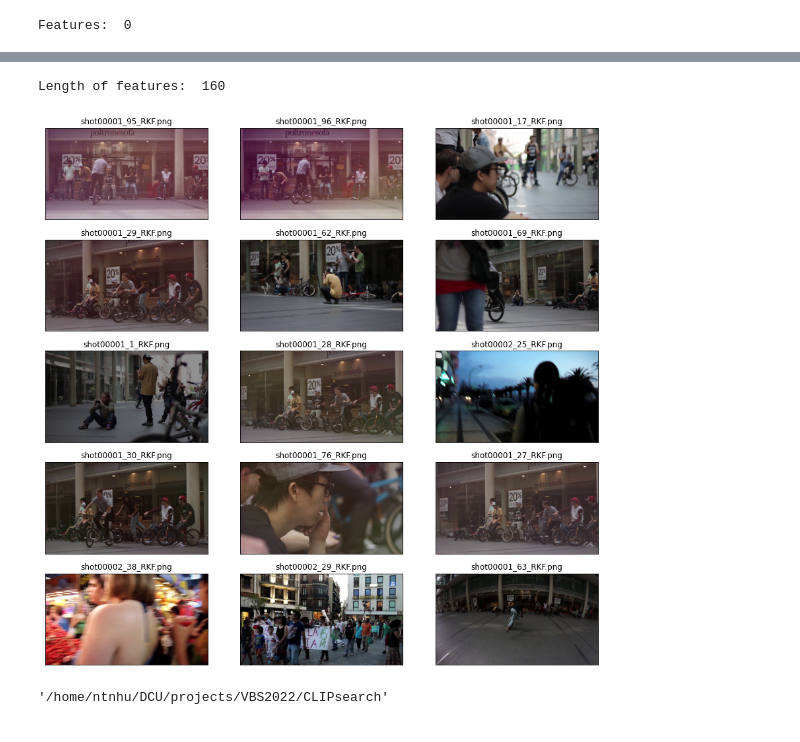
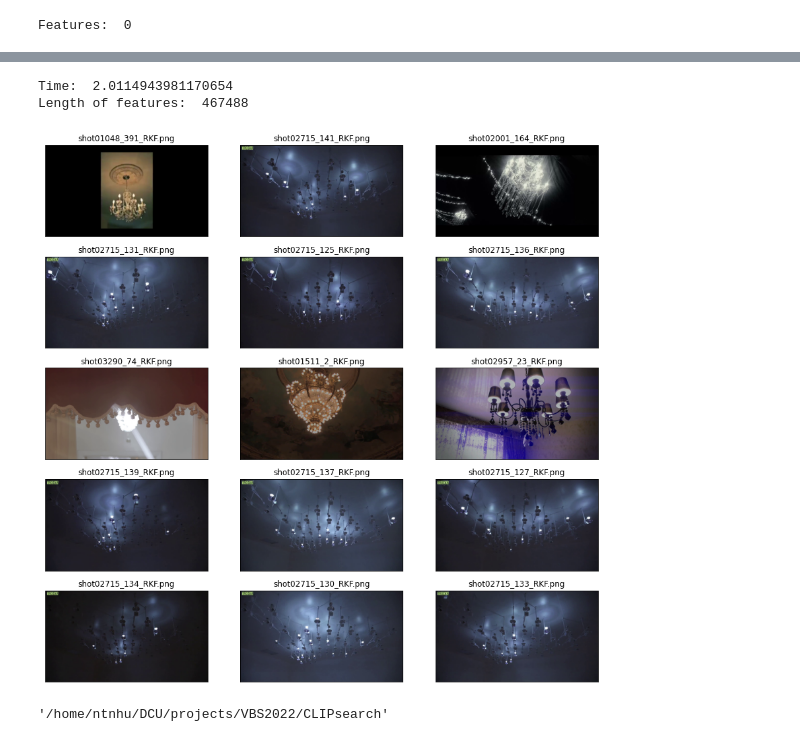
Before and after one commit to thaonhunguyen/VideoFall-VBS2022, a Jupyter notebook: searching/test.ipynb, the cells around one changed output, grey strips where cells are left out. Cells and saved outputs as stored; diff of their text form; code cells hidden in the pictures.

```diff
--- a/searching/test.ipynb
+++ b/searching/test.ipynb
@@ -187,9 +192,14 @@ Features:  160
 # %%
-query = "people"
-best_images = clip.search_query(query, num_matches=100)
+import time
+begin = time.time()
+query = "chandelier"
+best_images = clip.search_query(query, num_matches=500)
+end = time.time()
+print("Time: ", end - begin)
 print("Length of features: ", len(clip.features))
 # print("Best images: ", best_images)
 clip.display_results(best_images[:15])
 # %% [output]
-Length of features:  160
+Time:  2.0114943981170654
+Length of features:  467488
-[figure, old version]
+[figure, new version]
```
Also changed, not shown: parts of 9 cells of this notebook, 2 other files.
